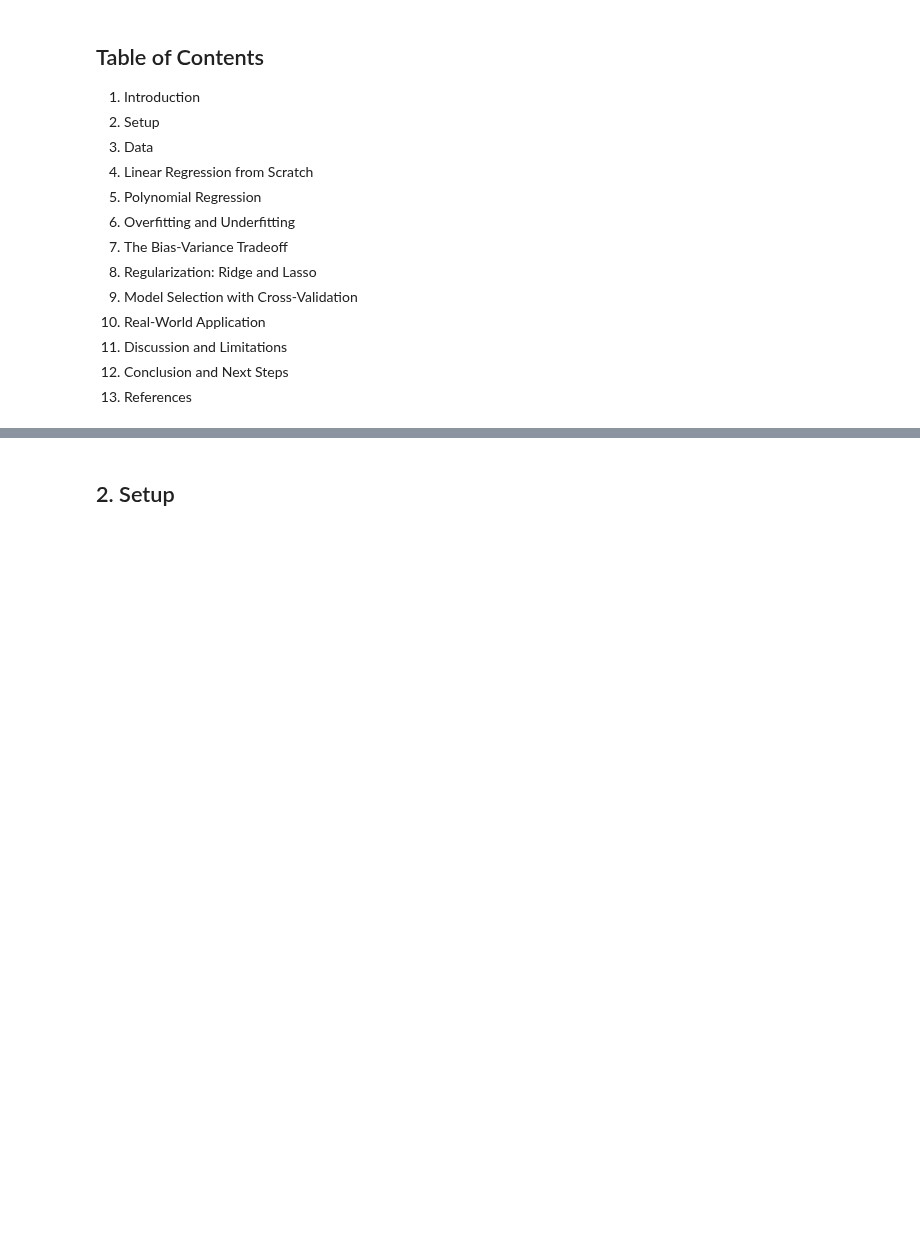
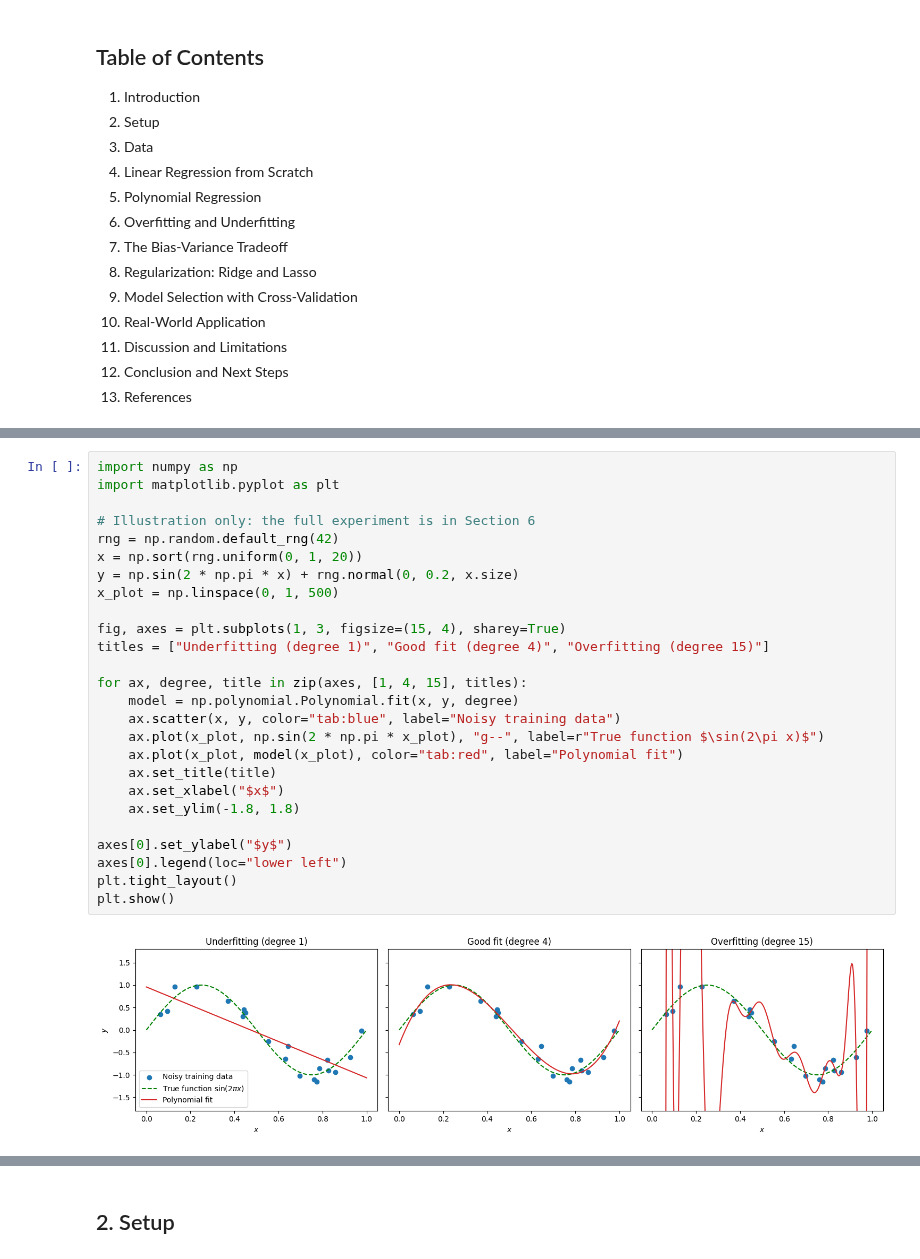
Before and after one commit to eleonorakuteva/overfitting-and-regularization, a Jupyter notebook: main.ipynb, the cells around one changed output, grey strips where cells are left out. Saved outputs shown, nothing was run; the diff lists cells and outputs as text; blank space fills up the shorter version.

Commit message:
Add overfitting illustration to introduction

```diff
--- a/main.ipynb
+++ b/main.ipynb
@@ -26 +41,29 @@
+# %%
+import numpy as np
+import matplotlib.pyplot as plt
+
+# Illustration only: the full experiment is in Section 6
+rng = np.random.default_rng(42)
+x = np.sort(rng.uniform(0, 1, 20))
+y = np.sin(2 * np.pi * x) + rng.normal(0, 0.2, x.size)
+x_plot = np.linspace(0, 1, 500)
+
+fig, axes = plt.subplots(1, 3, figsize=(15, 4), sharey=True)
+titles = ["Underfitting (degree 1)", "Good fit (degree 4)", "Overfitting (degree 15)"]
+
+for ax, degree, title in zip(axes, [1, 4, 15], titles):
+    model = np.polynomial.Polynomial.fit(x, y, degree)
+    ax.scatter(x, y, color="tab:blue", label="Noisy training data")
+    ax.plot(x_plot, np.sin(2 * np.pi * x_plot), "g--", label=r"True function $\sin(2\pi x)$")
+    ax.plot(x_plot, model(x_plot), color="tab:red", label="Polynomial fit")
+    ax.set_title(title)
+    ax.set_xlabel("$x$")
+    ax.set_ylim(-1.8, 1.8)
+
+axes[0].set_ylabel("$y$")
+axes[0].legend(loc="lower left")
+plt.tight_layout()
+plt.show()
+# %% [output]
+[figure, added]
 # %% [markdown]
```
Also changed, not shown: parts of 3 cells of this notebook.
